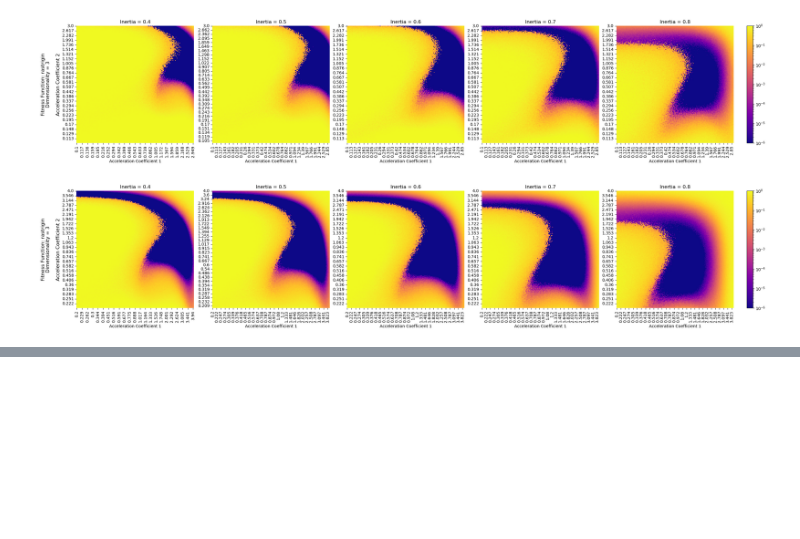
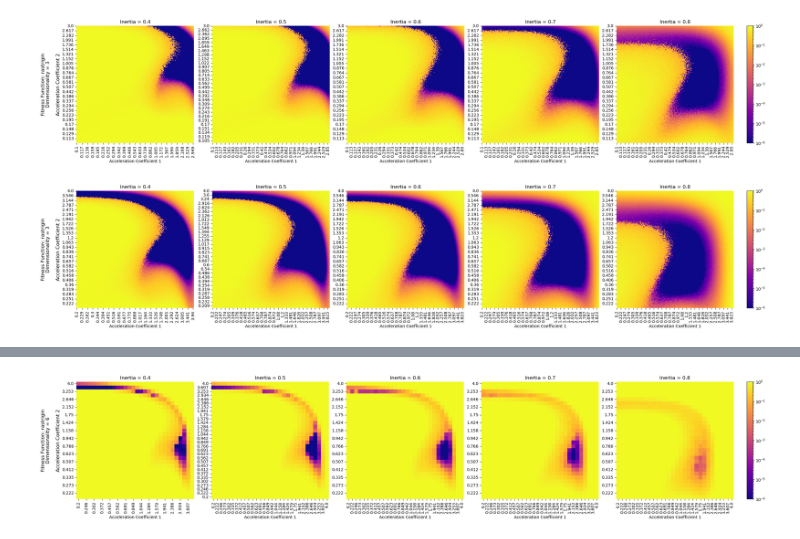
Before and after one commit to JestemPawlem/MetaheuristicsOptimization, a Jupyter notebook: scripts/testing_pso.ipynb, the cells around one changed output, grey strips where cells are left out. Saved outputs shown, nothing was run; the diff lists cells and outputs as text; code cells hidden in the pictures; blank space fills up the shorter version.

```diff
--- a/scripts/testing_pso.ipynb
+++ b/scripts/testing_pso.ipynb
@@ -100,0 +106,5 @@ show_heatmaps('pso_rastrigin_very_high_resolution')
+# %%
+# population 100, iterations 300
+show_heatmaps('PSO_results_rastrigin_20260811_103345')
+# %% [output]
+[figure, added]
```
Also changed, not shown: parts of 3 cells of this notebook, 6 other files.
